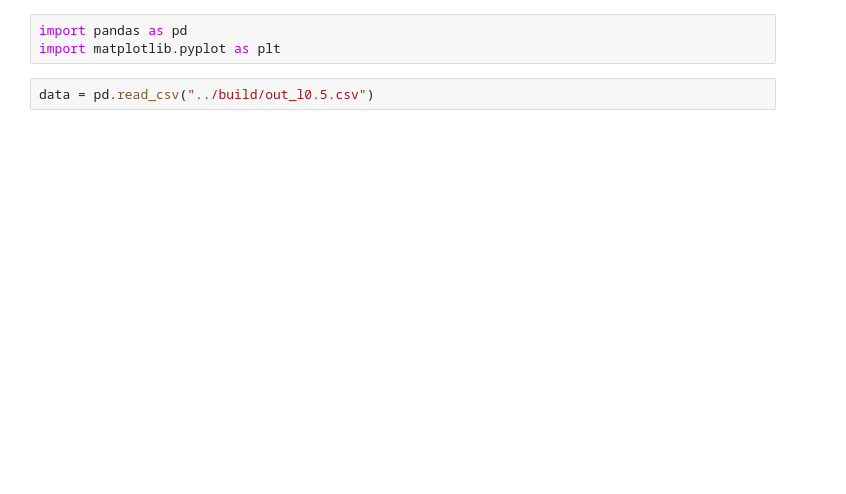
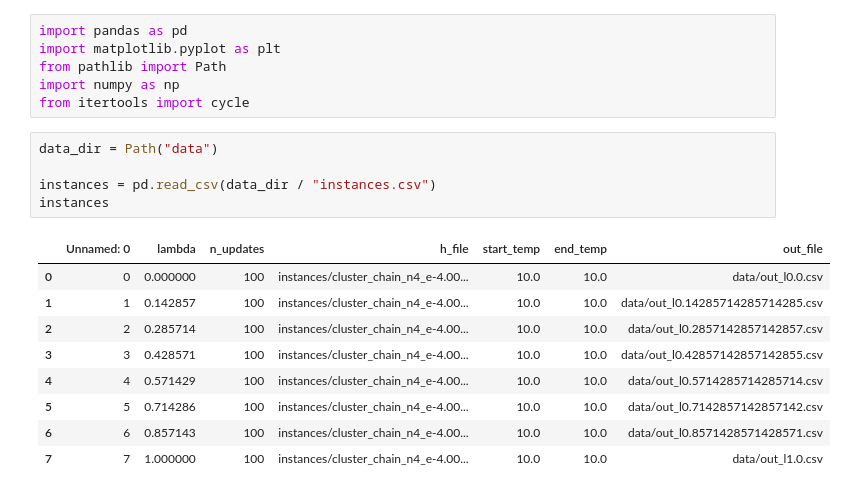
Before and after one commit to joshjkao/erqs, a Jupyter notebook: python/erqs.ipynb, the cells around one changed output. Cells and saved outputs as stored; diff of their text form; blank space fills up the shorter version.

```diff
--- a/python/erqs.ipynb
+++ b/python/erqs.ipynb
@@ -1,6 +1,22 @@
 # %%
 import pandas as pd
 import matplotlib.pyplot as plt
+from pathlib import Path
+import numpy as np
+from itertools import cycle
 # %%
-data = pd.read_csv("../build/out_l0.5.csv")
+data_dir = Path("data")
+
+instances = pd.read_csv(data_dir / "instances.csv")
+instances
+# %% [output]
+|  | Unnamed: 0 | lambda | n_updates | h_file | start_temp | end_temp | out_file |
+| 0 | 0 | 0.000000 | 100 | instances/cluster_chain_n4_e-4.00... | 10.0 | 10.0 | data/out_l0.0.csv |
+| 1 | 1 | 0.142857 | 100 | instances/cluster_chain_n4_e-4.00... | 10.0 | 10.0 | data/out_l0.14285714285714285.csv |
+| 2 | 2 | 0.285714 | 100 | instances/cluster_chain_n4_e-4.00... | 10.0 | 10.0 | data/out_l0.2857142857142857.csv |
+| 3 | 3 | 0.428571 | 100 | instances/cluster_chain_n4_e-4.00... | 10.0 | 10.0 | data/out_l0.42857142857142855.csv |
+| 4 | 4 | 0.571429 | 100 | instances/cluster_chain_n4_e-4.00... | 10.0 | 10.0 | data/out_l0.5714285714285714.csv |
+| 5 | 5 | 0.714286 | 100 | instances/cluster_chain_n4_e-4.00... | 10.0 | 10.0 | data/out_l0.7142857142857142.csv |
+| 6 | 6 | 0.857143 | 100 | instances/cluster_chain_n4_e-4.00... | 10.0 | 10.0 | data/out_l0.8571428571428571.csv |
+| 7 | 7 | 1.000000 | 100 | instances/cluster_chain_n4_e-4.00... | 10.0 | 10.0 | data/out_l1.0.csv |
 # %%
```
Also changed, not shown: parts of 3 cells of this notebook, 2 other files.
